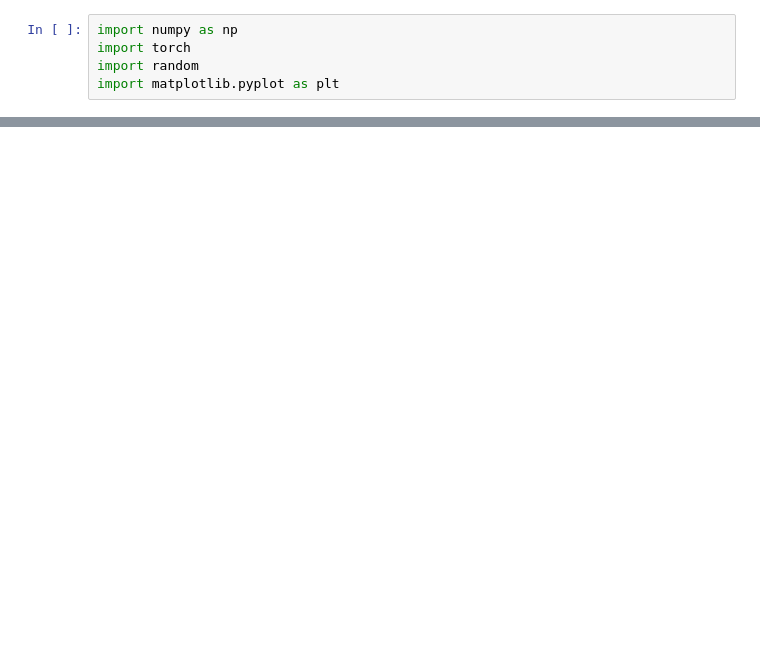
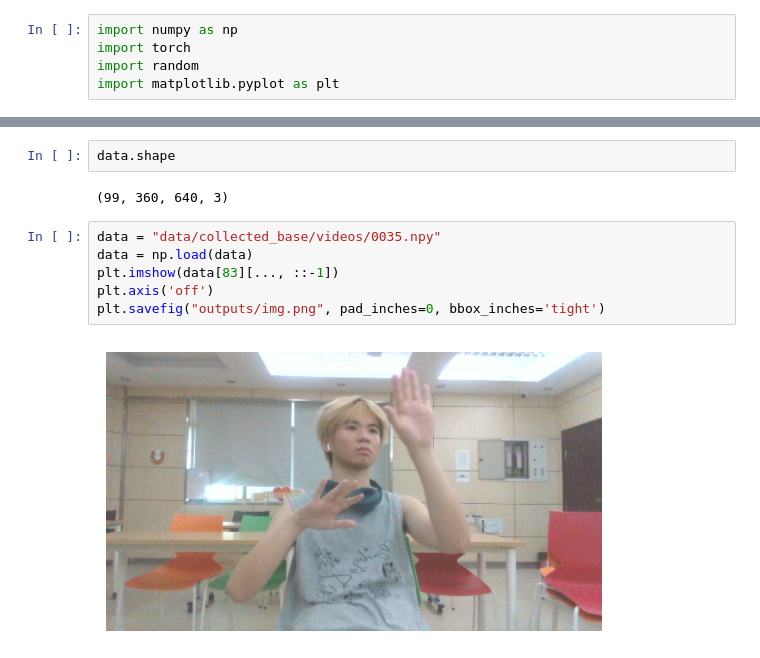
Before and after one commit to luckyyf0517/mmPRISM, a Jupyter notebook: view_data.ipynb, the cells around one changed output, grey strips where cells are left out. Drawn from its saved outputs; the diff is of its cells as text; blank space fills up the shorter version.

```diff
--- a/view_data.ipynb
+++ b/view_data.ipynb
@@ -75,0 +6,12 @@ plt.show()
+# %%
+data.shape
+# %% [output]
+(99, 360, 640, 3)
+# %%
+data = "data/collected_base/videos/0035.npy"
+data = np.load(data)
+plt.imshow(data[83][..., ::-1])
+plt.axis('off')
+plt.savefig("outputs/img.png", pad_inches=0, bbox_inches='tight')
+# %% [output]
+[figure, added]
```
Also changed, not shown: parts of 1 cell of this notebook, 38 other files.
